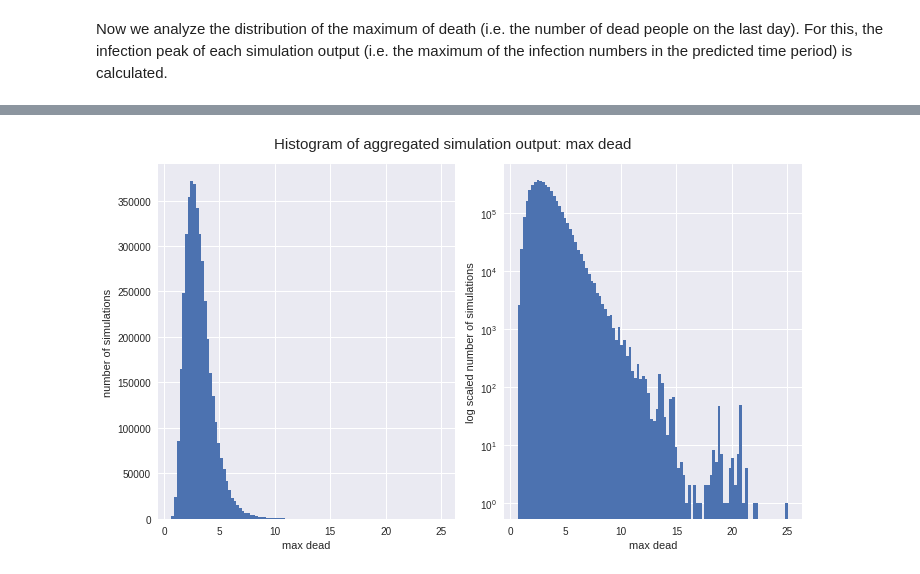
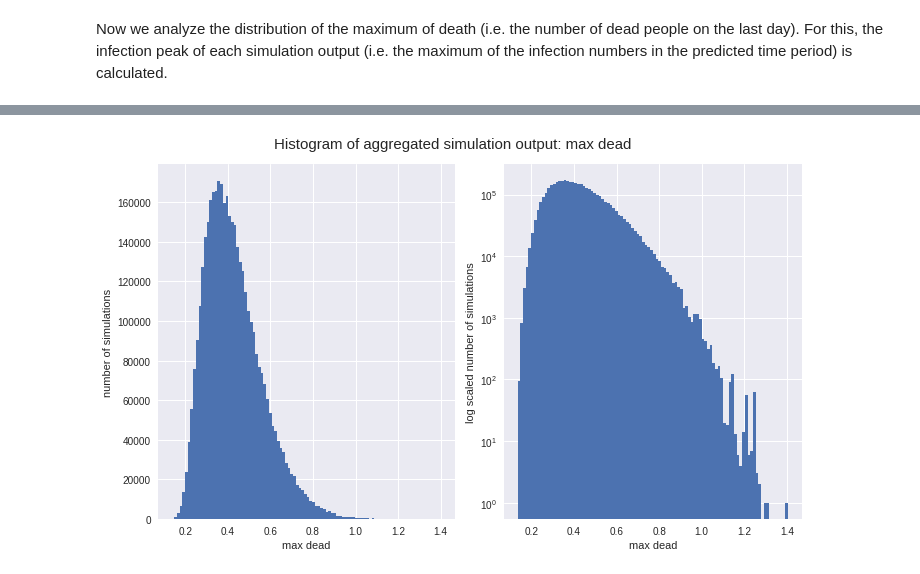
Before and after one commit to lelange/sensitivity_analysis, a Jupyter notebook: pycode/sensitivity_analysis/Uncertainty_Quantification.ipynb, the cells around one changed output, grey strips where cells are left out. Saved outputs shown, nothing was run; the diff lists cells and outputs as text; code cells hidden in the pictures.

```diff
--- a/pycode/sensitivity_analysis/Uncertainty_Quantification.ipynb
+++ b/pycode/sensitivity_analysis/Uncertainty_Quantification.ipynb
@@ -105,7 +105,7 @@ def aggregate_output(aggregation_function, output_no, number_of_days = number_of
     elif aggregation_function == "mean":
         output_agg = np.mean(sim_out[:, :number_of_days, output_no], axis = 1, keepdims=True)
     elif aggregation_function == "mse":
-        output_agg = ((np.array(sim_out[:, :, output_no]) - dataset[:, output_no])**2).mean(axis = 1, keepdims = True)
+        output_agg = ((np.array(sim_out[:, :number_of_days, output_no]) - dataset[:number_of_days, output_no])**2).mean(axis = 1, keepdims = True)
     #print(f"Aggregated output is {aggregation_function} {output_compartment}.")
     return output_agg
 # %%
@@ -392,9 +375,9 @@ df_max_dead_summary.style.format("{:.2f}")
 # %%
-number_of_days_to_show = 20
+number_of_days_to_show = 10
 aggregation_function = 'max'
 output_no = 1
 out = aggregate_output(aggregation_function = aggregation_function, output_no = output_no, number_of_days = number_of_days_to_show)
 output_label = get_output_name(aggregation_function, output_no)
 show_histogram_aggregated_output(output_agg = out, aggregation_function = output_label)
 # %% [output]
-[figure, old version]
+[figure, new version]
```
Also changed, not shown: parts of 18 cells of this notebook, 3 other files.
